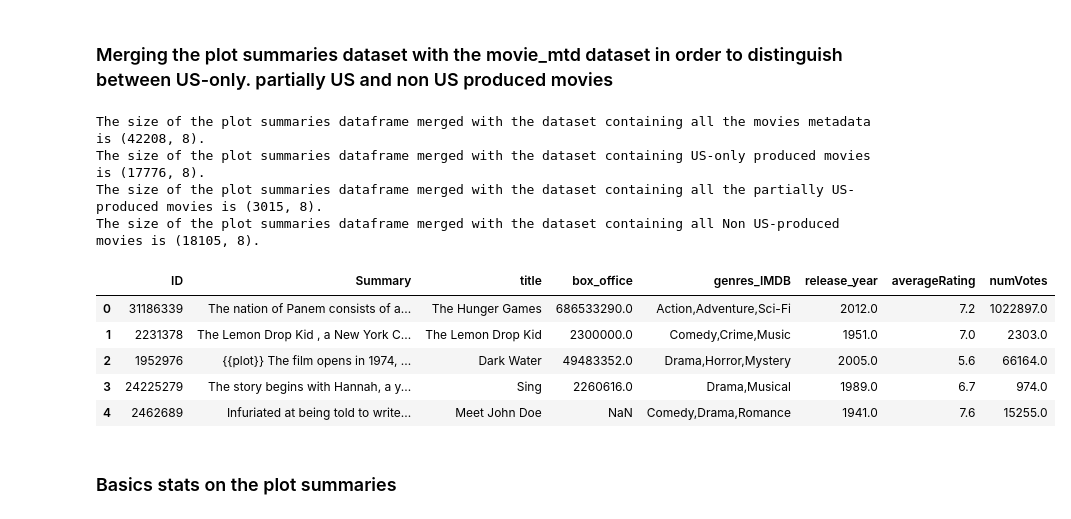
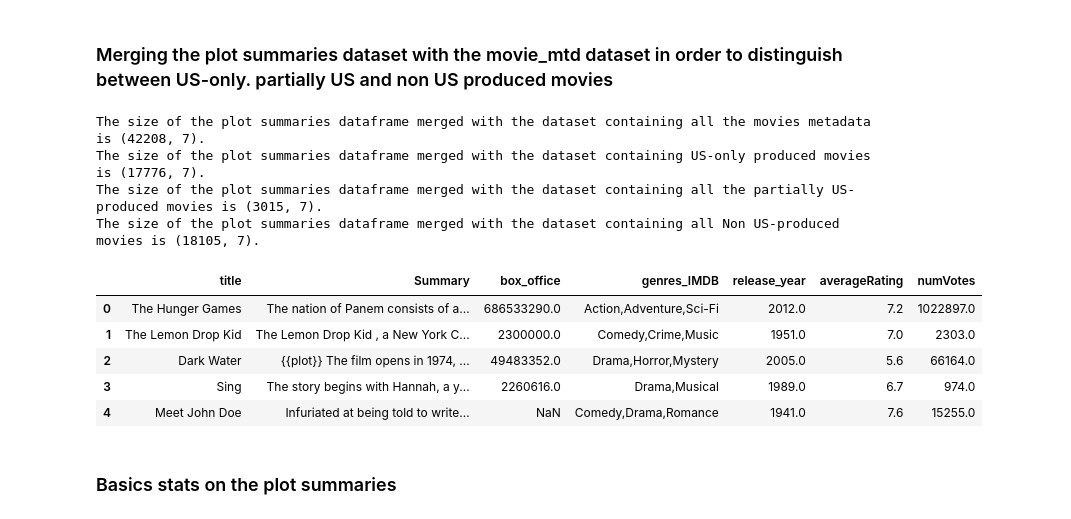
Before and after one commit to epfl-ada/ada-2024-project-adactylous, a Jupyter notebook: NLP_Luca_P3.ipynb, the cells around one changed output. Saved outputs shown, nothing was run; the diff lists cells and outputs as text; code cells hidden in the pictures.

```diff
--- a/NLP_Luca_P3.ipynb
+++ b/NLP_Luca_P3.ipynb
@@ -100,32 +102,32 @@ The size of the plot summaries dataset is (42303, 3).
 # %%
 # Performing inner joins to be sure each movie kept after the merge has a plot summaries and filtering to keep only useful columnbs for the rest of the analysis
 # ID column is not useful anymore so one can remove it
 plot_summaries_all_movies = pd.merge(plot_summaries_df, all_movies, left_on= 'ID', right_on= 'wiki_movie_ID', how = 'inner').filter(items=['title', 'Summary', 'box_office', 'language', 'genres_IMDB', 'release_year', 'averageRating', 'numVotes'], axis = 1)
 #.drop(columns= ['Preview', 'wiki_movie_ID', 'freebase_movie_ID', 'release_date', 'runtime', 'countries', 'genres_CMU'], inplace= True)
 
-plot_summaries_us_movies = pd.merge(plot_summaries_df, us_movies, left_on= 'ID', right_on= 'wiki_movie_ID', how = 'inner').filter(items=['Summary', 'title', 'box_office', 'language', 'genres_IMDB', 'release_year', 'averageRating', 'numVotes'], axis = 1)
+plot_summaries_us_movies = pd.merge(plot_summaries_df, us_movies, left_on= 'ID', right_on= 'wiki_movie_ID', how = 'inner').filter(items=['title','Summary', 'box_office', 'language', 'genres_IMDB', 'release_year', 'averageRating', 'numVotes'], axis = 1)
 
-plot_summaries_us_partially_movies = pd.merge(plot_summaries_df, us_partially_movies, left_on= 'ID', right_on= 'wiki_movie_ID', how = 'inner').filter(items=['Summary', 'title', 'box_office', 'language', 'genres_IMDB', 'release_year', 'averageRating', 'numVotes'], axis = 1)
+plot_summaries_us_partially_movies = pd.merge(plot_summaries_df, us_partially_movies, left_on= 'ID', right_on= 'wiki_movie_ID', how = 'inner').filter(items=['title', 'Summary', 'box_office', 'language', 'genres_IMDB', 'release_year', 'averageRating', 'numVotes'], axis = 1)
 
-plot_summaries_RoW_movies = pd.merge(plot_summaries_df, rest_world_non_US, left_on= 'ID', right_on= 'wiki_movie_ID', how = 'inner').filter(items=['Summary', 'title', 'box_office', 'language', 'genres_IMDB', 'release_year', 'averageRating', 'numVotes'], axis = 1)
+plot_summaries_RoW_movies = pd.merge(plot_summaries_df, rest_world_non_US, left_on= 'ID', right_on= 'wiki_movie_ID', how = 'inner').filter(items=['title','Summary', 'box_office', 'language', 'genres_IMDB', 'release_year', 'averageRating', 'numVotes'], axis = 1)
 
 print(f"The size of the plot summaries dataframe merged with the dataset containing all the movies metadata is {plot_summaries_all_movies.shape}.")
 print(f"The size of the plot summaries dataframe merged with the dataset containing US-only produced movies is {plot_summaries_us_movies.shape}.")
 print(f"The size of the plot summaries dataframe merged with the dataset containing all the partially US-produced movies is {plot_summaries_us_partially_movies.shape}.")
 print(f"The size of the plot summaries dataframe merged with the dataset containing all Non US-produced movies is {plot_summaries_RoW_movies.shape}.")
 
 plot_summaries_us_movies.head()
 # %% [output]
-The size of the plot summaries dataframe merged with the dataset containing all the movies metadata is (42208, 8).
-The size of the plot summaries dataframe merged with the dataset containing US-only produced movies is (17776, 8).
-The size of the plot summaries dataframe merged with the dataset containing all the partially US-produced movies is (3015, 8).
-The size of the plot summaries dataframe merged with the dataset containing all Non US-produced movies is (18105, 8).
+The size of the plot summaries dataframe merged with the dataset containing all the movies metadata is (42208, 7).
+The size of the plot summaries dataframe merged with the dataset containing US-only produced movies is (17776, 7).
+The size of the plot summaries dataframe merged with the dataset containing all the partially US-produced movies is (3015, 7).
+The size of the plot summaries dataframe merged with the dataset containing all Non US-produced movies is (18105, 7).
-|  | ID | Summary | title | box_office | genres_IMDB | release_year | averageRating | numVotes |
-| 0 | 31186339 | The nation of Panem consists of a... | The Hunger Games | 686533290.0 | Action,Adventure,Sci-Fi | 2012.0 | 7.2 | 1022897.0 |
-| 1 | 2231378 | The Lemon Drop Kid , a New York C... | The Lemon Drop Kid | 2300000.0 | Comedy,Crime,Music | 1951.0 | 7.0 | 2303.0 |
-| 2 | 1952976 | {{plot}} The film opens in 1974, ... | Dark Water | 49483352.0 | Drama,Horror,Mystery | 2005.0 | 5.6 | 66164.0 |
-| 3 | 24225279 | The story begins with Hannah, a y... | Sing | 2260616.0 | Drama,Musical | 1989.0 | 6.7 | 974.0 |
-| 4 | 2462689 | Infuriated at being told to write... | Meet John Doe | NaN | Comedy,Drama,Romance | 1941.0 | 7.6 | 15255.0 |
+|  | title | Summary | box_office | genres_IMDB | release_year | averageRating | numVotes |
+| 0 | The Hunger Games | The nation of Panem consists of a... | 686533290.0 | Action,Adventure,Sci-Fi | 2012.0 | 7.2 | 1022897.0 |
+| 1 | The Lemon Drop Kid | The Lemon Drop Kid , a New York C... | 2300000.0 | Comedy,Crime,Music | 1951.0 | 7.0 | 2303.0 |
+| 2 | Dark Water | {{plot}} The film opens in 1974, ... | 49483352.0 | Drama,Horror,Mystery | 2005.0 | 5.6 | 66164.0 |
+| 3 | Sing | The story begins with Hannah, a y... | 2260616.0 | Drama,Musical | 1989.0 | 6.7 | 974.0 |
+| 4 | Meet John Doe | Infuriated at being told to write... | NaN | Comedy,Drama,Romance | 1941.0 | 7.6 | 15255.0 |
 # %% [markdown]
 ### Basics stats on the plot summaries
 # %%
```
Also changed, not shown: parts of 4 cells of this notebook.
